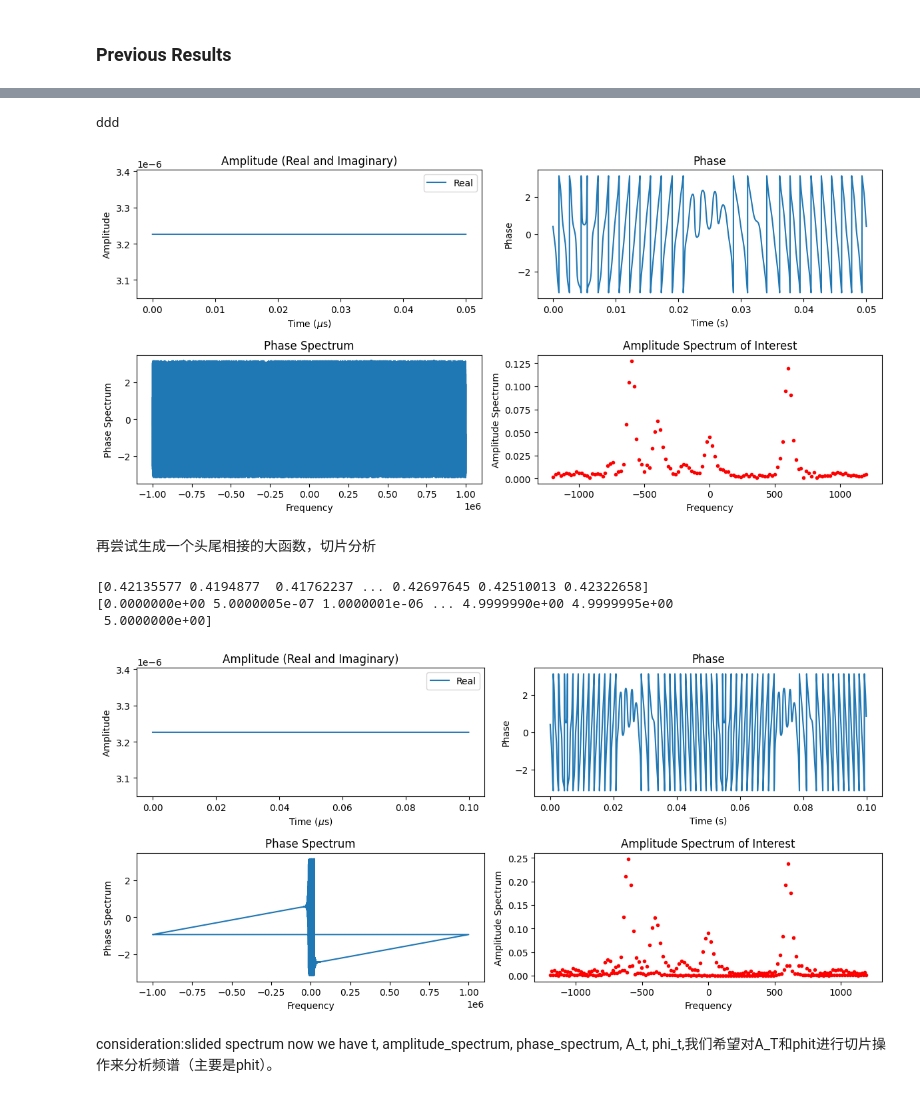
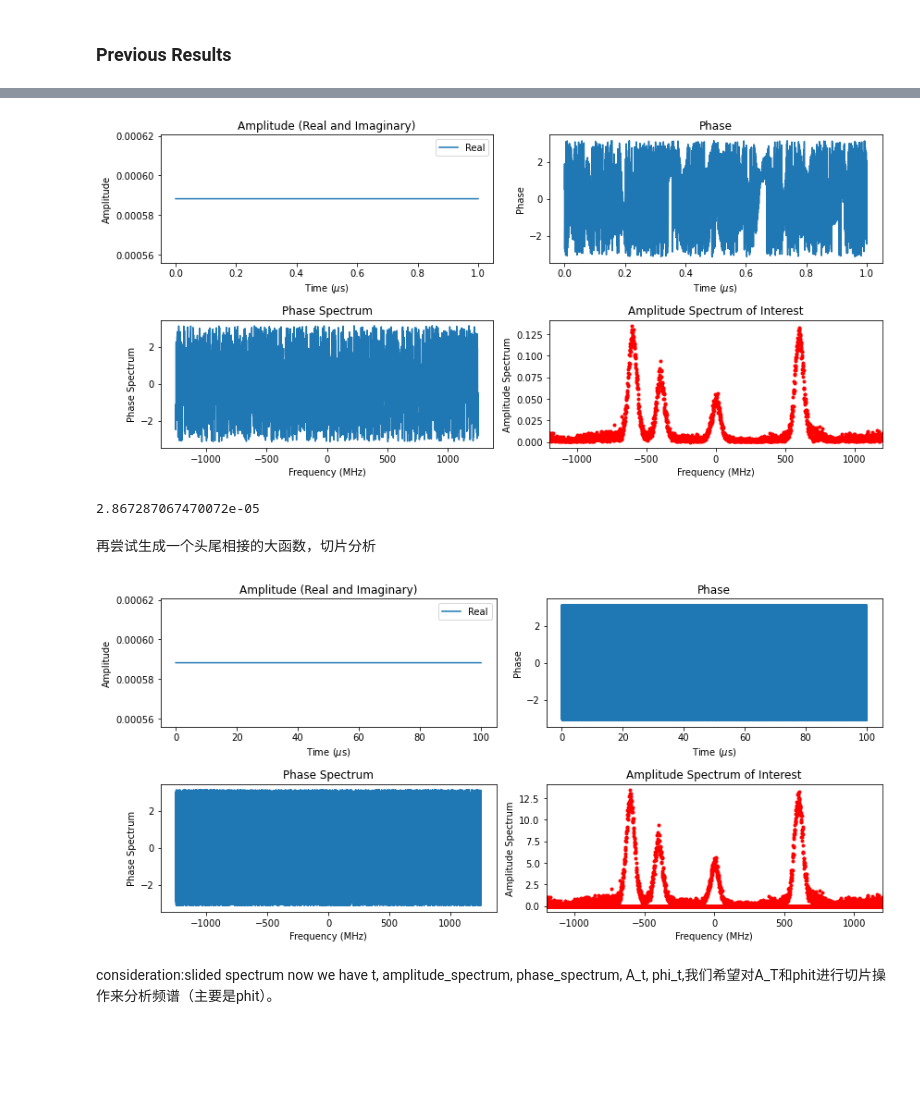
Before and after one commit to AlexSJL/PhaseRetrieval, a Jupyter notebook: Analysis of Concatenation added time slicing.ipynb, the cells around one changed output, grey strips where cells are left out. Cells and saved outputs as stored; diff of their text form; code cells hidden in the pictures; blank space fills up the shorter version.

```diff
--- a/Analysis of Concatenation added time slicing.ipynb
+++ b/Analysis of Concatenation added time slicing.ipynb
@@ -52,7 +52,7 @@ def spectrum_generation(freqs):
 ### Regenerate Previous Results
 
 T0 = 1 # Time range
-N0 = 100000
+N0 = 2500 # Sampling Frequency 2.5 MHz
   # Number of Sampling points
 t0 = np.linspace(0, T0, N0)
 
@@ -81,38 +82,35 @@ print('dada')
 dada
 # %%
-print('ddd')
 plot_frequency_domain(w0, t0, A_t0, phi_t0, amplitude_spectrum0, phase_spectrum0)
 # %% [output]
-ddd
-[figure, old version]
+[figure, new version]
+# %%
+target, _ = spectrum_generation(w0)
+calculate_mse(target, amplitude_spectrum0)
+# %% [output]
+2.867287067470072e-05
 # %% [markdown]
 再尝试生成一个头尾相接的大函数，切片分析
 # %%
-k = 100  # 复制次数
-'''print(phi_t0)
-phi_tn =phi_t0+phi_t0
-print(phi_tn)'''
-print(phi_t0)
+k = 100  # Number of Concatenation
+
 phi_tn = np.tile(phi_t0, k)  # 将数组复制 n 次
-phi_tn = np.concatenate([phi_tn])  # 首尾相连
+#phi_tn = np.concatenate([phi_tn])  # 首尾相连
 t = np.linspace(0, T0*k, N0*k)
-print(t)
-interest_begin=0
-interest_end=99900*2
-N=int((interest_end-interest_begin))
+
+#interest_begin=0
+#interest_end=99900*2
+#N=int((interest_end-interest_begin))
+N = N0 * k
 
 w = np.fft.fftfreq(N, t[1]-t[0])
 A_tn = np.tile(A_t0, k)  # 将数组复制 n 次
+#A_tn = np.concatenate([A_tn])  # 首尾相连
 
-A_tn = np.concatenate([A_tn])  # 首尾相连
-
-amplitude_spectrumn,phase_spectrumn=fourier_transformt(A_tn[interest_begin:interest_end], phi_tn[interest_begin:interest_end])
-plot_frequency_domain(w, t[interest_begin:interest_end], A_tn[interest_begin:interest_end], phi_tn[interest_begin:interest_end], amplitude_spectrumn, phase_spectrumn)
+amplitude_spectrumn,phase_spectrumn=fourier_transformt(A_tn, phi_tn)
+plot_frequency_domain(w, t, A_tn, phi_tn, amplitude_spectrumn, phase_spectrumn)
 # %% [output]
-[0.42135577 0.4194877  0.41762237 ... 0.42697645 0.42510013 0.42322658]
-[0.0000000e+00 5.0000005e-07 1.0000001e-06 ... 4.9999990e+00 4.9999995e+00
- 5.0000000e+00]
-[figure, old version]
+[figure, new version]
 # %% [markdown]
 
 consideration:slided spectrum
```
Also changed, not shown: parts of 55 cells of this notebook.
